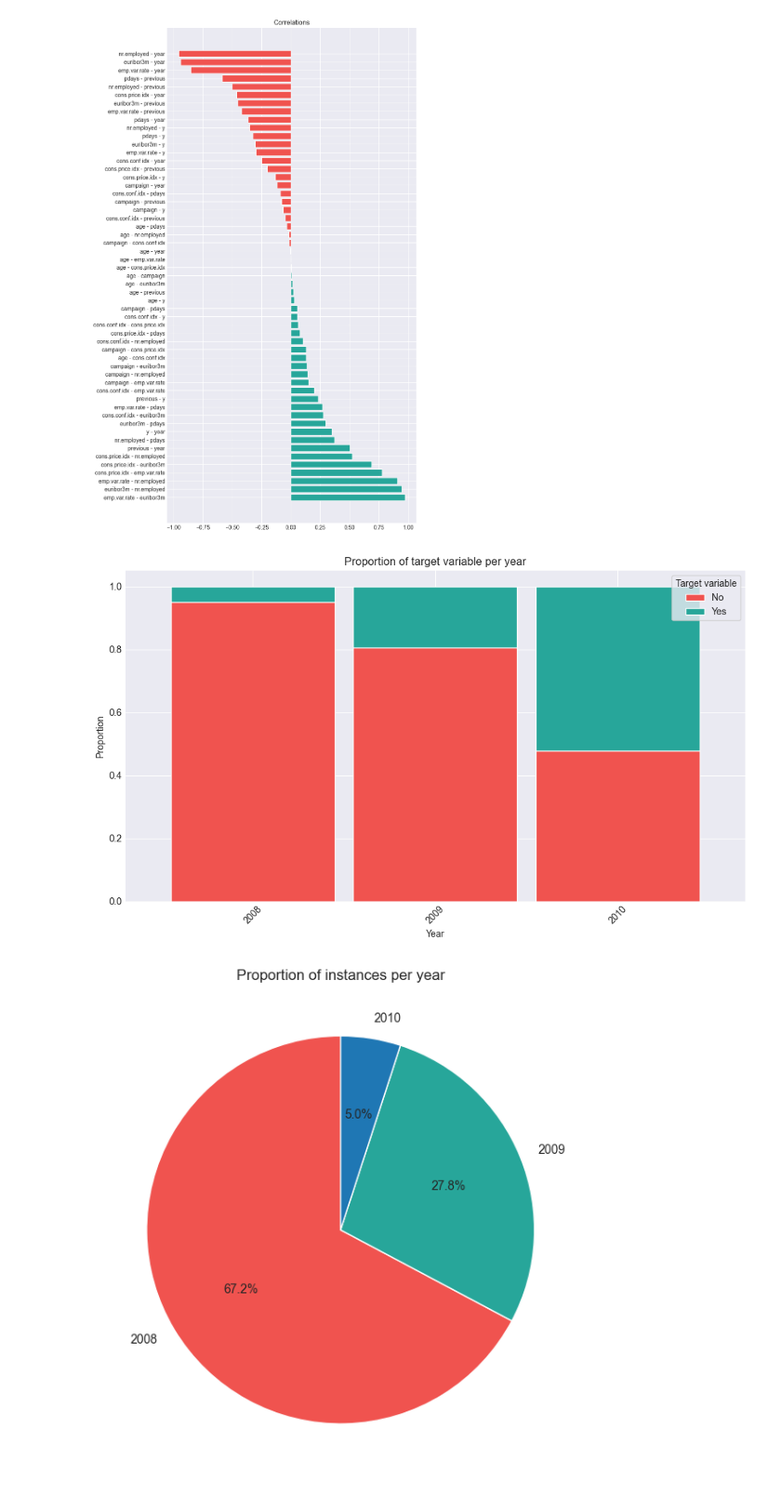
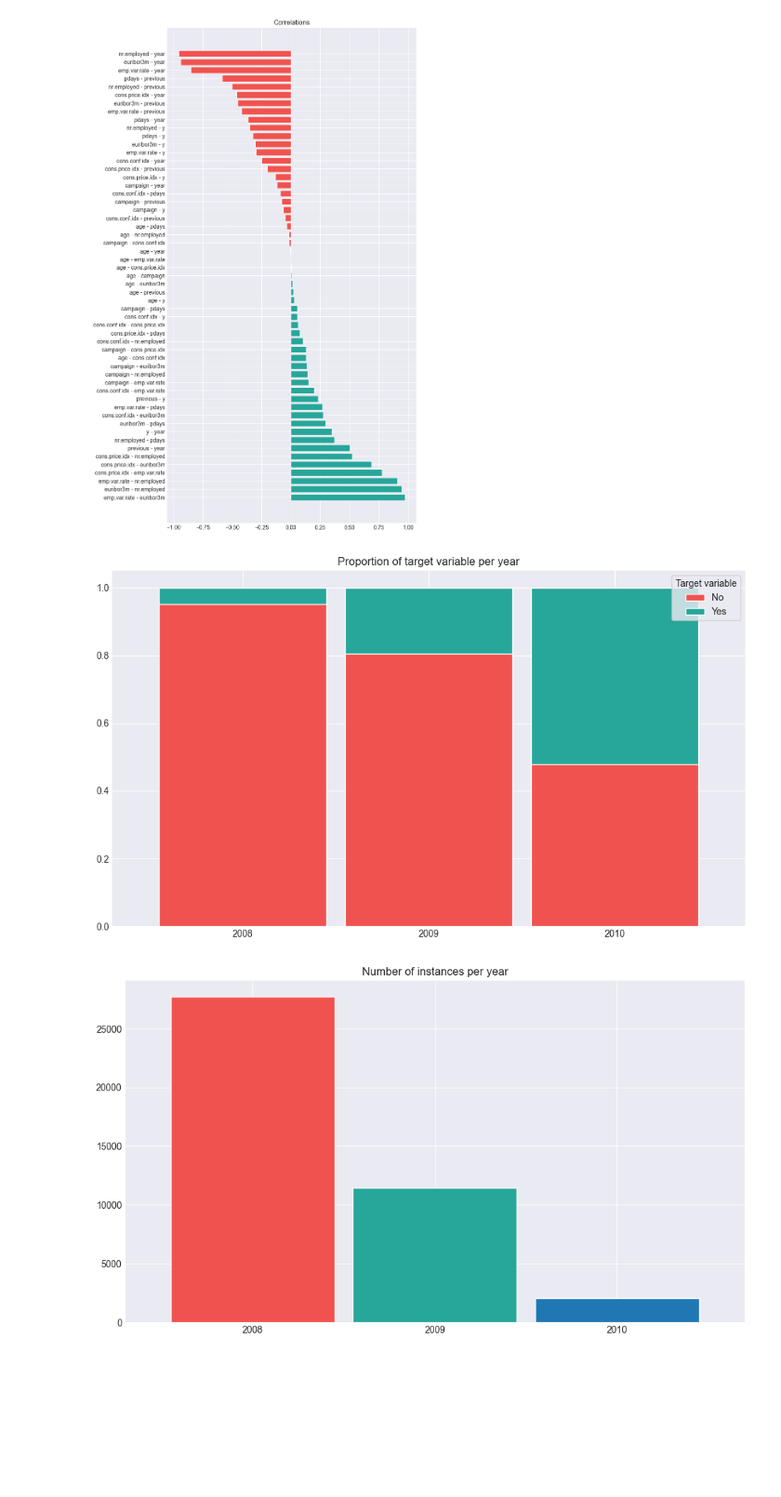
Before and after one commit to vanesterik/mads-telemarketing-assigment, a Jupyter notebook: notebooks/1.0-kve-exploratory-data-analysis.ipynb, the cells around one changed output. Shown: that part at 93% size. Drawn from its saved outputs; the diff is of its cells as text; code cells hidden in the pictures; blank space fills up the shorter version.

```diff
--- a/notebooks/1.0-kve-exploratory-data-analysis.ipynb
+++ b/notebooks/1.0-kve-exploratory-data-analysis.ipynb
@@ -237,34 +234,34 @@ df.groupby(["year", "y"]).size().unstack().div(df.groupby("year").size(), axis=0
 )
 
 plt.title("Proportion of target variable per year")
-plt.xlabel("Year")
-plt.ylabel("Proportion")
+plt.xlabel("")
+plt.xticks(rotation=0)
 plt.legend(
     title="Target variable",
     labels=["No", "Yes"],
     frameon=True,
 )
-plt.xticks(rotation=45)
 plt.tight_layout()
 plt.show()
 # %% [output]
-[figure, old version]
+[figure, new version]
 # %%
 # Plot circle diagram of the amount of instances per year
 df.groupby("year").size().plot(
-    kind="pie",
+    kind="bar",
+    stacked=True,
     figsize=(10, 6),
-    autopct="%1.1f%%",
-    startangle=90,
-    colors=[IMPERIAL_RED, PERSIAN_GREEN, HONOLULU_BLUE],
-    wedgeprops={"edgecolor": "white"},
-    title="Proportion of instances per year",
+    color=[IMPERIAL_RED, PERSIAN_GREEN, HONOLULU_BLUE],
+    edgecolor="white",
+    width=0.9,
 )
-plt.ylabel("")
+plt.title("Number of instances per year")
+plt.xticks(rotation=0)
+plt.xlabel("")
 plt.tight_layout()
 plt.show()
 # %% [output]
-[figure, old version]
+[figure, new version]
 # %%
 # Save processed DataFrame to CSV file
 df.to_csv(INTERIM_DATA_DIR / DATA_FILENAME, index=False)
```
Also changed, not shown: parts of 1 cell of this notebook, 3 other files.
